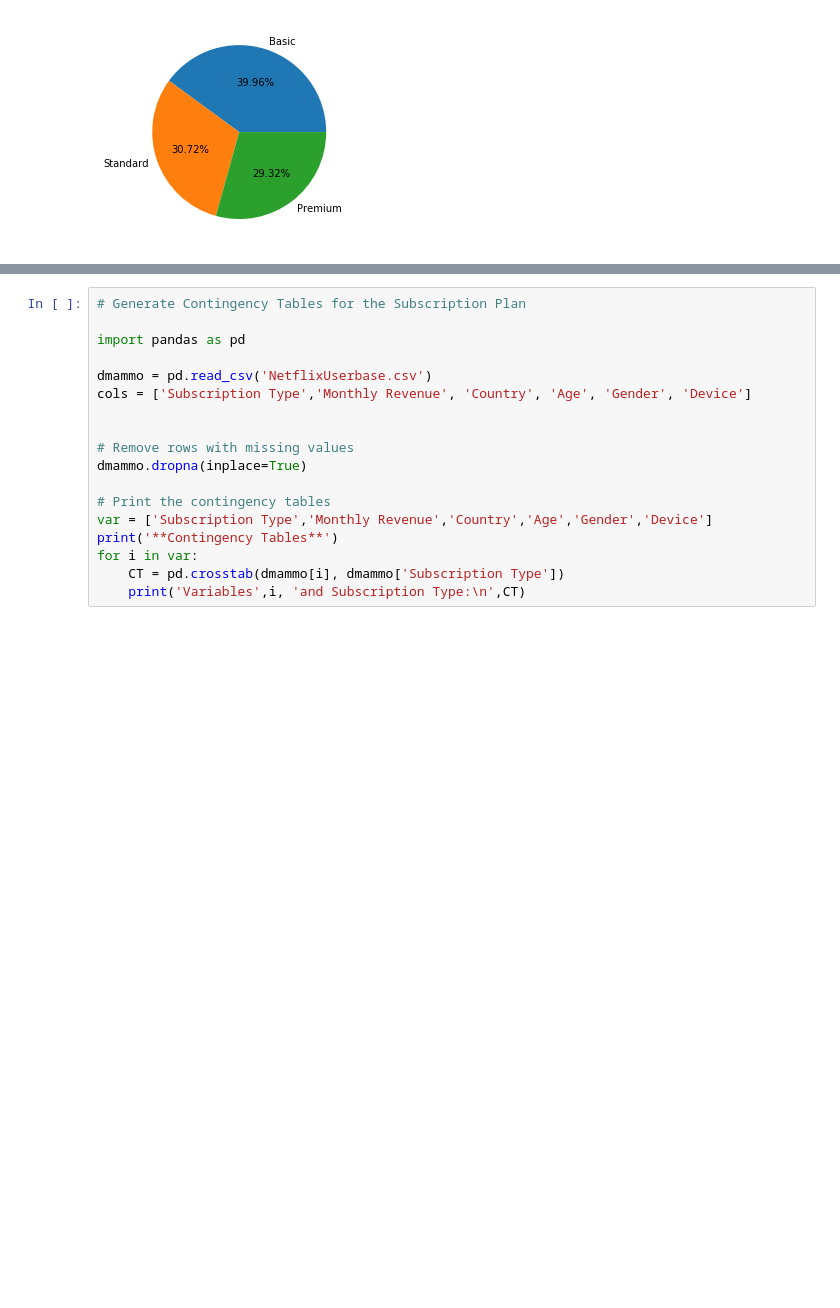
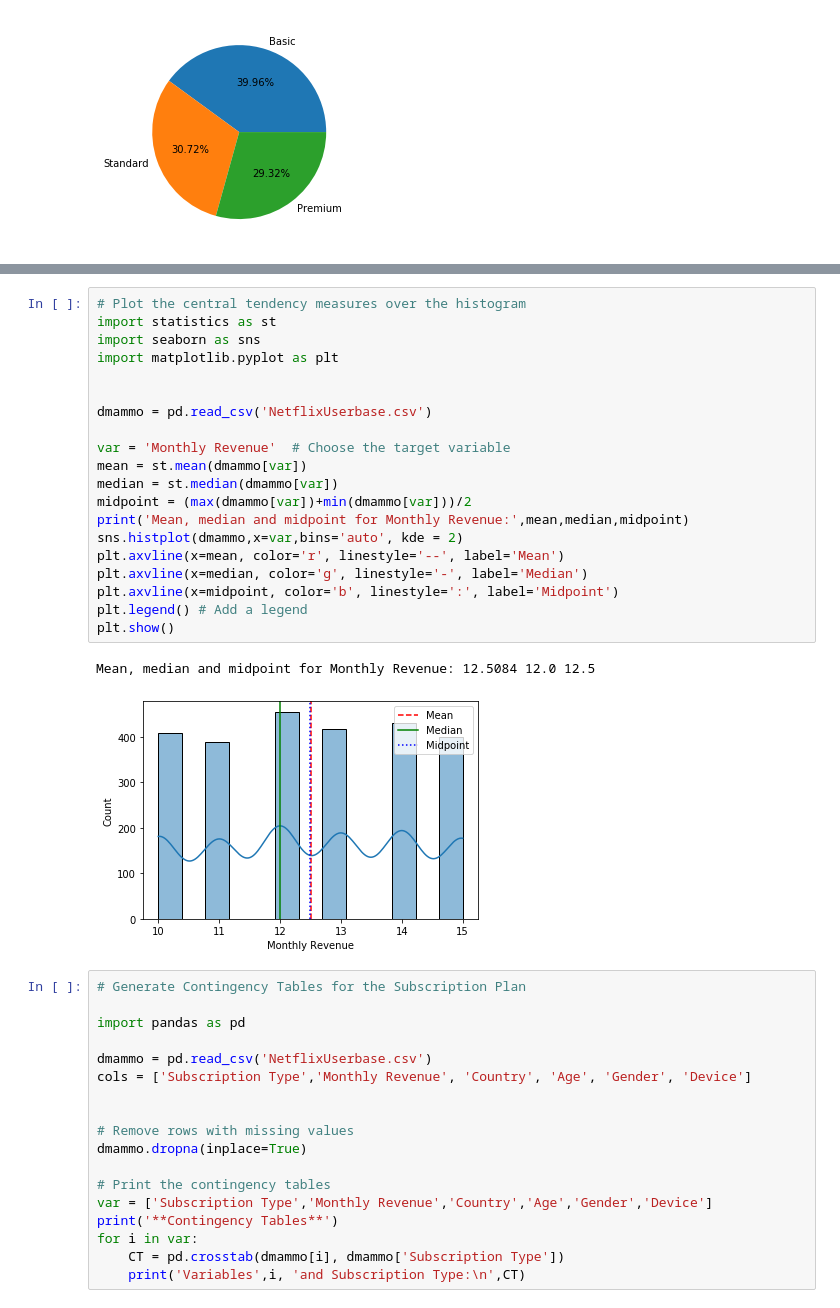
Before and after one commit to gsmith1098/Chapter3, a Jupyter notebook: Project1.ipynb, the cells around one changed output, grey strips where cells are left out. Saved outputs shown, nothing was run; the diff lists cells and outputs as text; blank space fills up the shorter version.

```diff
--- a/Project1.ipynb
+++ b/Project1.ipynb
@@ -350,3 +640,26 @@ for i in var:
+# %%
+# Plot the central tendency measures over the histogram
+import statistics as st
+import seaborn as sns
+import matplotlib.pyplot as plt
+
+
+dmammo = pd.read_csv('NetflixUserbase.csv')
+
+var = 'Monthly Revenue'  # Choose the target variable
+mean = st.mean(dmammo[var])
+median = st.median(dmammo[var])
+midpoint = (max(dmammo[var])+min(dmammo[var]))/2
+print('Mean, median and midpoint for Monthly Revenue:',mean,median,midpoint)
+sns.histplot(dmammo,x=var,bins='auto', kde = 2)
+plt.axvline(x=mean, color='r', linestyle='--', label='Mean')
+plt.axvline(x=median, color='g', linestyle='-', label='Median')
+plt.axvline(x=midpoint, color='b', linestyle=':', label='Midpoint')
+plt.legend() # Add a legend
+plt.show()
+# %% [output]
+Mean, median and midpoint for Monthly Revenue: 12.5084 12.0 12.5
+[figure, added]
 # %%
 # Generate Contingency Tables for the Subscription Plan
 
```
Also changed, not shown: parts of 12 cells of this notebook.
